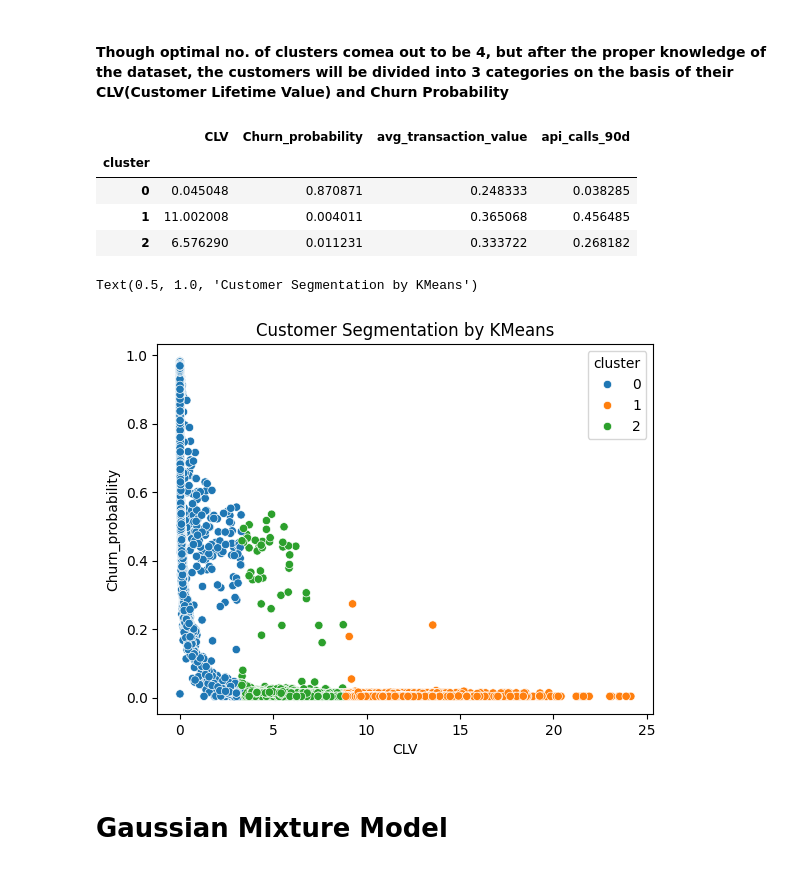
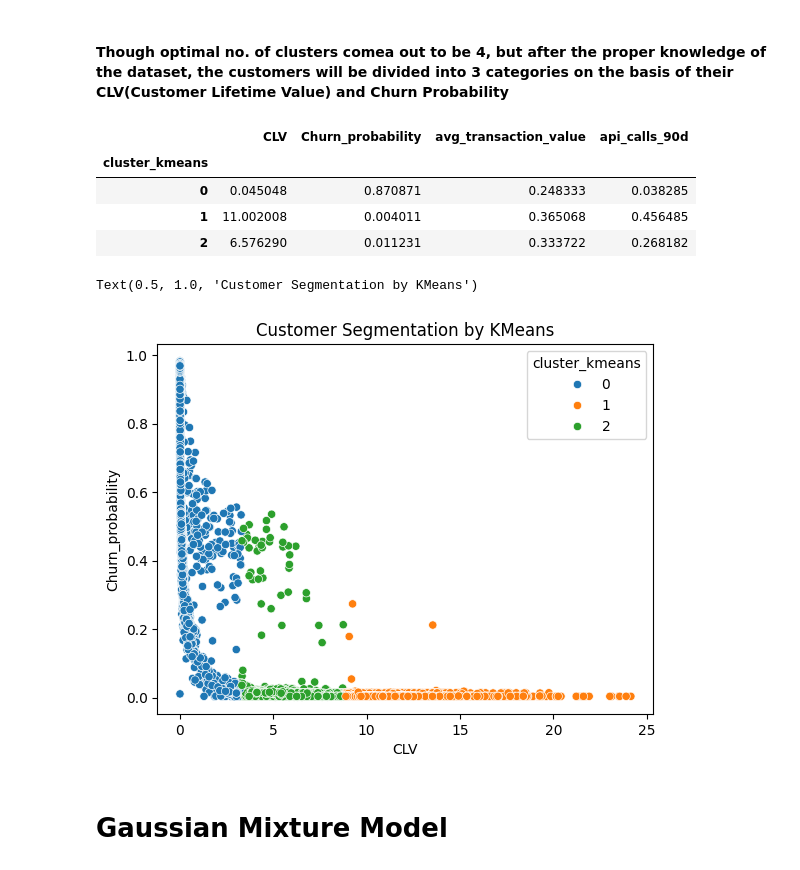
Before and after one commit to akshatsinha2027/Customer-360, a Jupyter notebook: Customer Clustering.ipynb, the cells around one changed output. Cells and saved outputs as stored; diff of their text form; code cells hidden in the pictures.

Commit message:
Segment visualization

```diff
--- a/Customer Clustering.ipynb
+++ b/Customer Clustering.ipynb
@@ -50,23 +50,23 @@ Text(0, 0.5, 'Silhouette Score')
 #### Though optimal no. of clusters comea out to be 4, but after the proper knowledge of the dataset, the customers will be divided into 3 categories on the basis of their CLV(Customer Lifetime Value) and Churn Probability
 # %%
 kmeans=KMeans(n_clusters=3,random_state=42)
-df_cluster['cluster']=kmeans.fit_predict(x_cluster)
+df_cluster['cluster_kmeans']=kmeans.fit_predict(x_cluster)
 # %%
-cluster_summary=df_cluster.groupby('cluster')[['CLV','Churn_probability','avg_transaction_value','api_calls_90d']].mean()
+cluster_summary=df_cluster.groupby('cluster_kmeans')[['CLV','Churn_probability','avg_transaction_value','api_calls_90d']].mean()
 cluster_summary
 # %% [output]
 |  | CLV | Churn_probability | avg_transaction_value | api_calls_90d |
-| cluster |  |  |  |  |
+| cluster_kmeans |  |  |  |  |
 | 0 | 0.045048 | 0.870871 | 0.248333 | 0.038285 |
 | 1 | 11.002008 | 0.004011 | 0.365068 | 0.456485 |
 | 2 | 6.576290 | 0.011231 | 0.333722 | 0.268182 |
 # %%
 import seaborn as sns
-sns.scatterplot(x=df_cluster['CLV'],y=df_cluster['Churn_probability'],hue=df_cluster['cluster'],palette='tab10')
+sns.scatterplot(x=df_cluster['CLV'],y=df_cluster['Churn_probability'],hue=df_cluster['cluster_kmeans'],palette='tab10')
 plt.title("Customer Segmentation by KMeans")
 # %% [output]
 Text(0.5, 1.0, 'Customer Segmentation by KMeans')
-[figure, old version]
+[figure, new version]
 # %% [markdown]
 # Gaussian Mixture Model
 # %%
```
Also changed, not shown: parts of 3 cells of this notebook.
